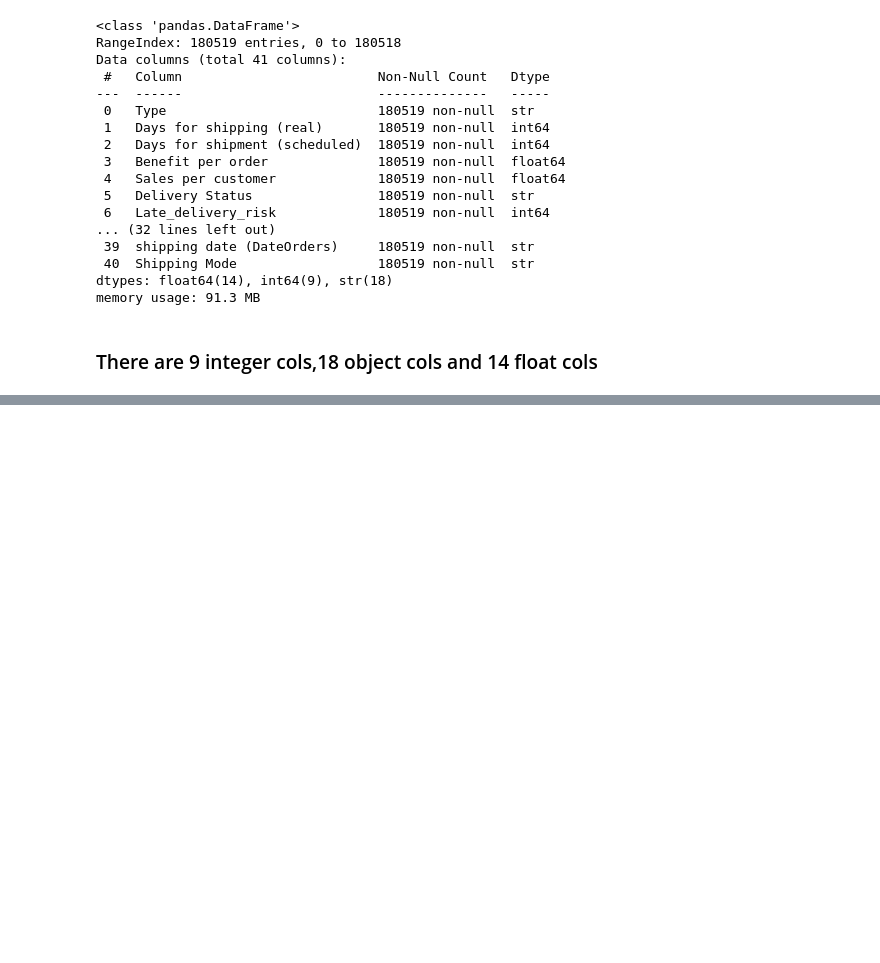
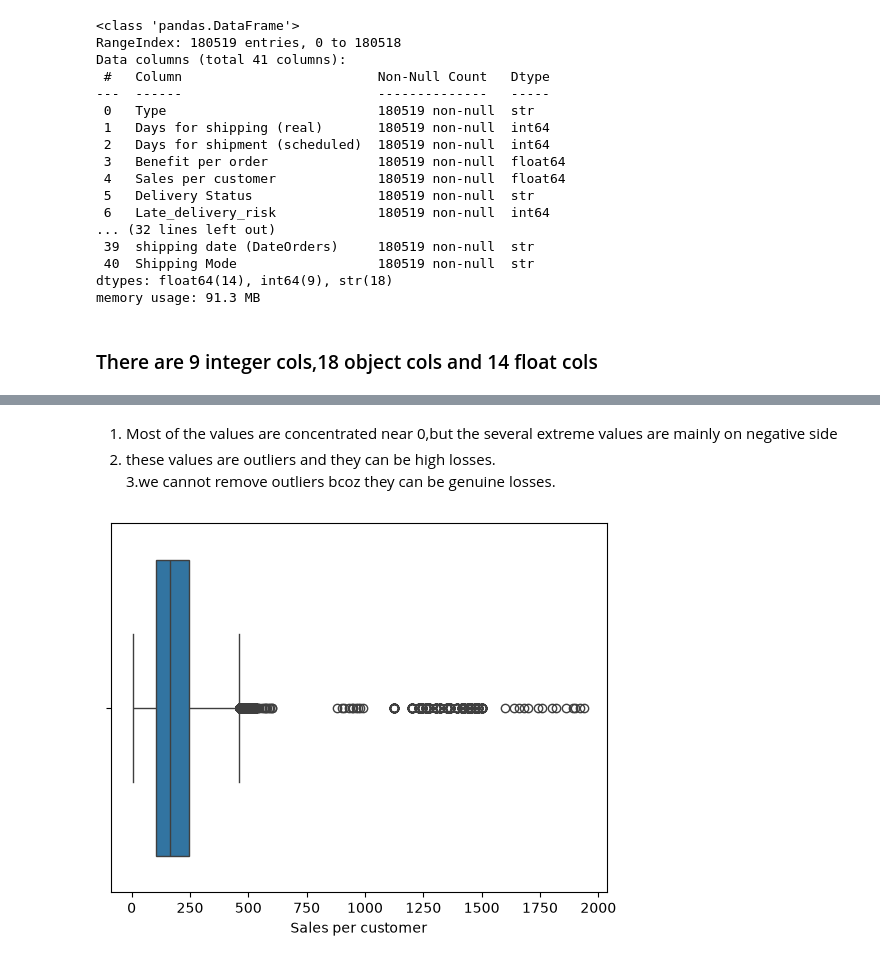
Before and after one commit to itsvartika23/Task_3_Ensemble_Learning-, a Jupyter notebook: model_train.ipynb, the cells around one changed output, grey strips where cells are left out. Drawn from its saved outputs; the diff is of its cells as text; code cells hidden in the pictures; blank space fills up the shorter version.

```diff
--- a/model_train.ipynb
+++ b/model_train.ipynb
@@ -66,0 +249,9 @@ df.describe().T
+# %% [markdown]
+1. Most of the values are concentrated near 0,but the several extreme values are mainly on negative side <br>
+2. these values are outliers and they can be high losses.<br>
+3.we cannot remove outliers bcoz they can be genuine losses.
+# %%
+sns.boxplot(x=df["Sales per customer"])
+plt.show()
+# %% [output]
+[figure, added]
```
Also changed, not shown: parts of 79 cells of this notebook.
